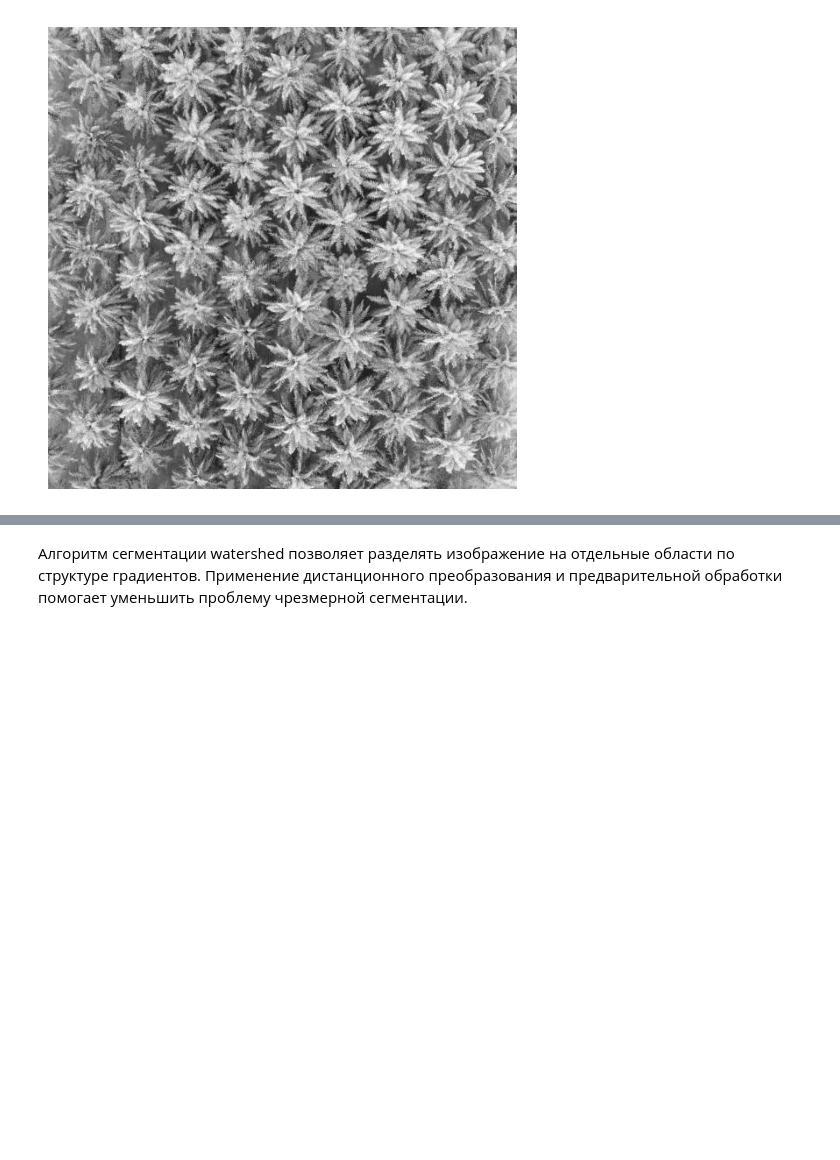
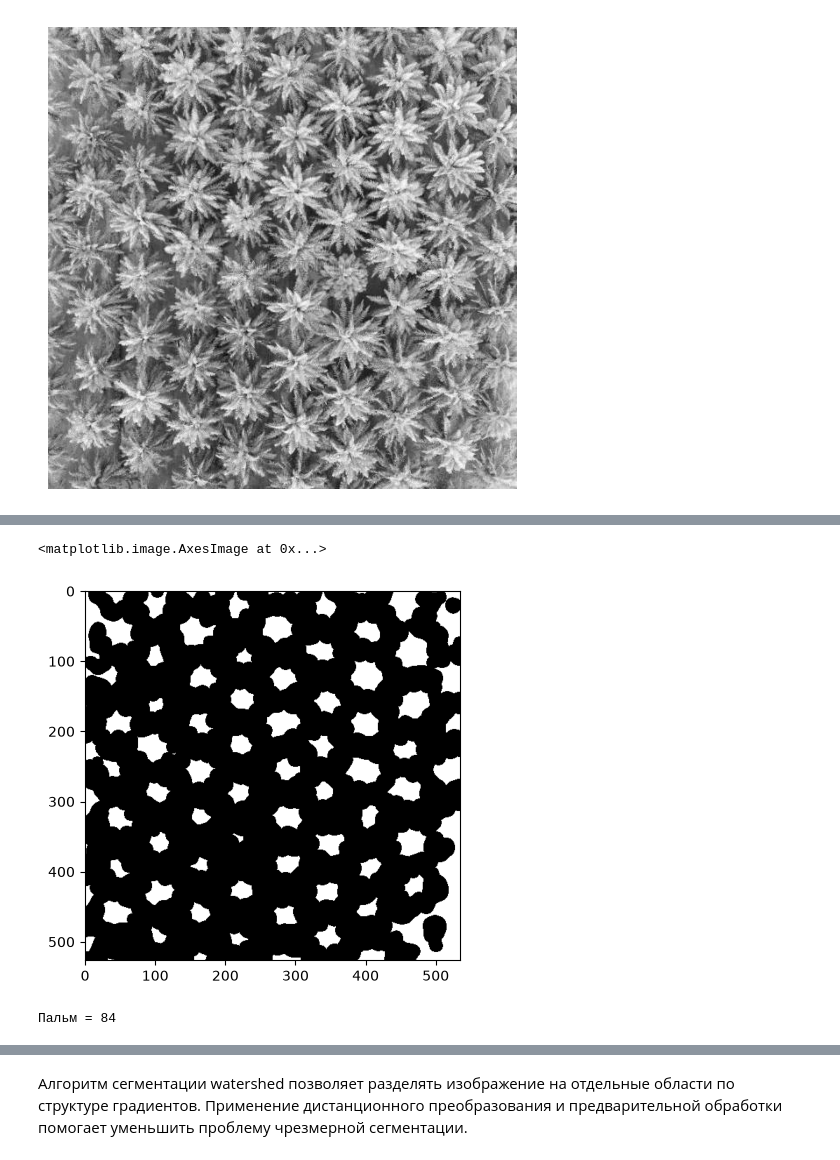
Before and after one commit to novaeff/image-processing, a Jupyter notebook: homework_4/homework_4.ipynb, the cells around one changed output, grey strips where cells are left out. Cells and saved outputs as stored; diff of their text form; code cells hidden in the pictures; blank space fills up the shorter version.

```diff
--- a/homework_4/homework_4.ipynb
+++ b/homework_4/homework_4.ipynb
@@ -165,0 +98,13 @@ plt.tight_layout()
+# %%
+ret, sure_fg_palm = cv2.threshold(dist_palm, 0.2 * dist_palm.max(), 255, cv2.THRESH_BINARY)
+plt.imshow(sure_fg_palm, cmap="gray")
+# %% [output]
+<matplotlib.image.AxesImage at 0x...>
+[figure, added]
+# %%
+sure_fg_palm = sure_fg_palm.astype(np.uint8)
+ret, markers_palm = cv2.connectedComponents(sure_fg_palm)
+num_palms = ret - 1
+print(f"Пальм = {num_palms}")
+# %% [output]
+Пальм = 84
```
Also changed, not shown: parts of 8 cells of this notebook.
